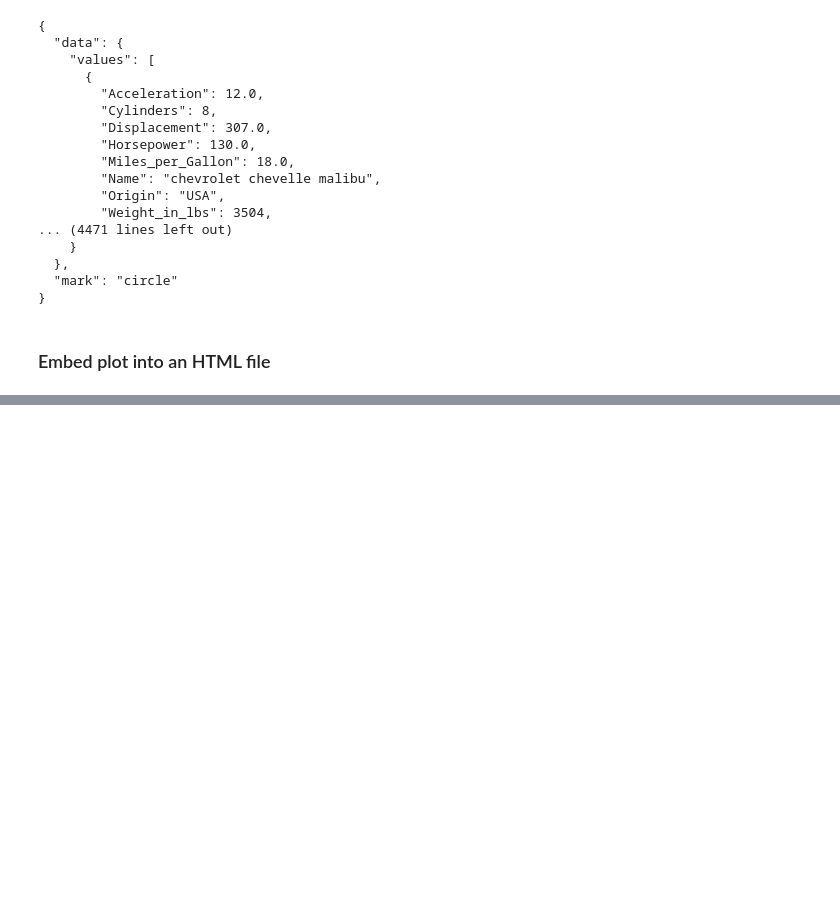
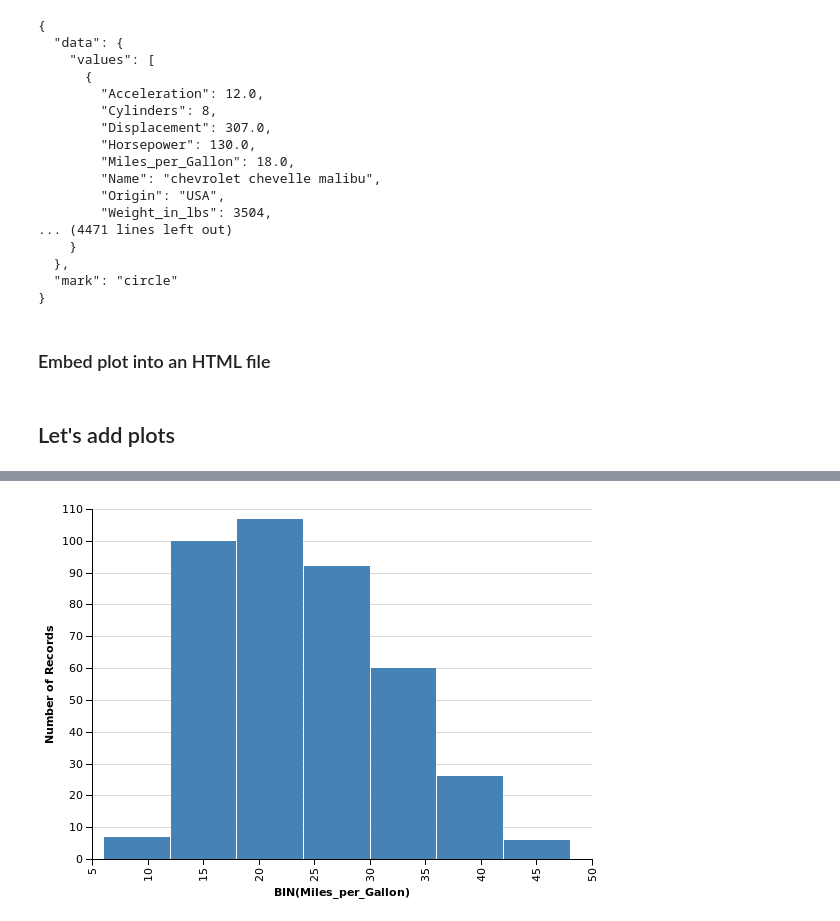
Before and after one commit to Eleonore9/pyconse17, a Jupyter notebook: try_altair.ipynb, the cells around one changed output, grey strips where cells are left out. Drawn from its saved outputs; the diff is of its cells as text; code cells hidden in the pictures; blank space fills up the shorter version.

```diff
--- a/try_altair.ipynb
+++ b/try_altair.ipynb
@@ -71,3 +71,5 @@ custom_html = test_chart.to_html(template=custom_template,
 # %%
 with open('test_chart2.html', 'w') as f:
     f.write(custom_html)
+# %% [markdown]
+## Let's add plots
@@ -73,0 +78,6 @@ with open('test_chart2.html', 'w') as f:
+# %%
+Chart(cars).mark_bar().encode(
+               x=X('Miles_per_Gallon', bin=Bin(30)),
+               y='count(*):Q'
+           )
+# %% [output]
@@ -73,0 +85 @@ with open('test_chart2.html', 'w') as f:
+[figure, added]
```
Also changed, not shown: parts of 8 cells of this notebook, 2 other files.
